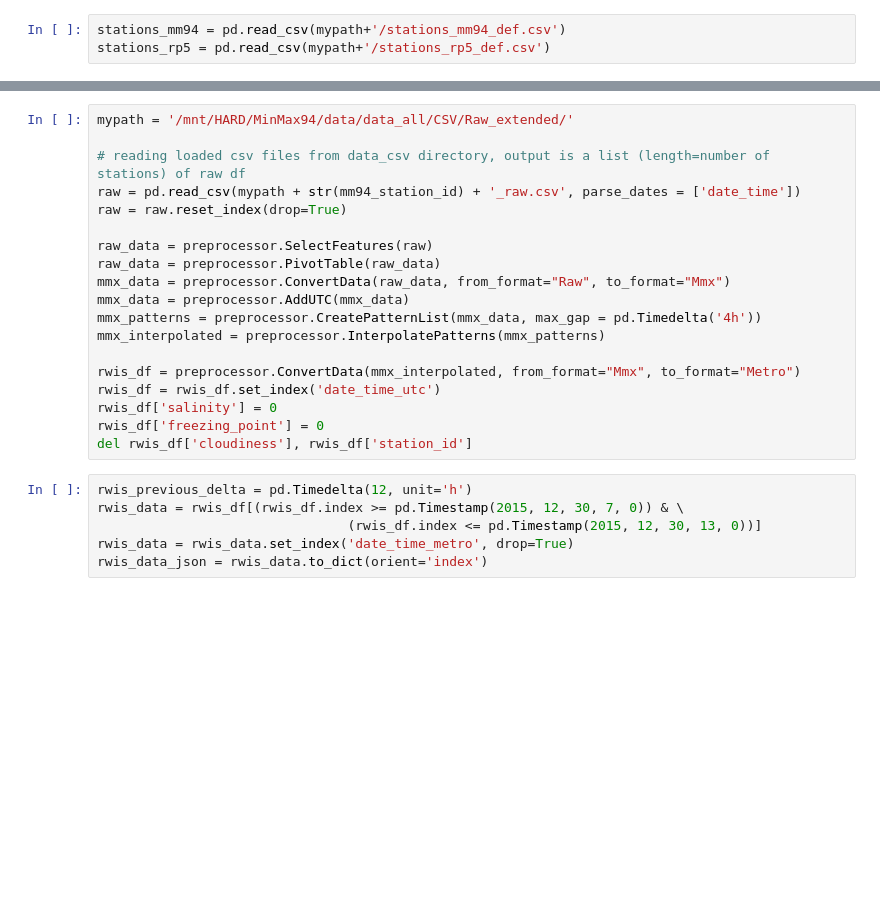
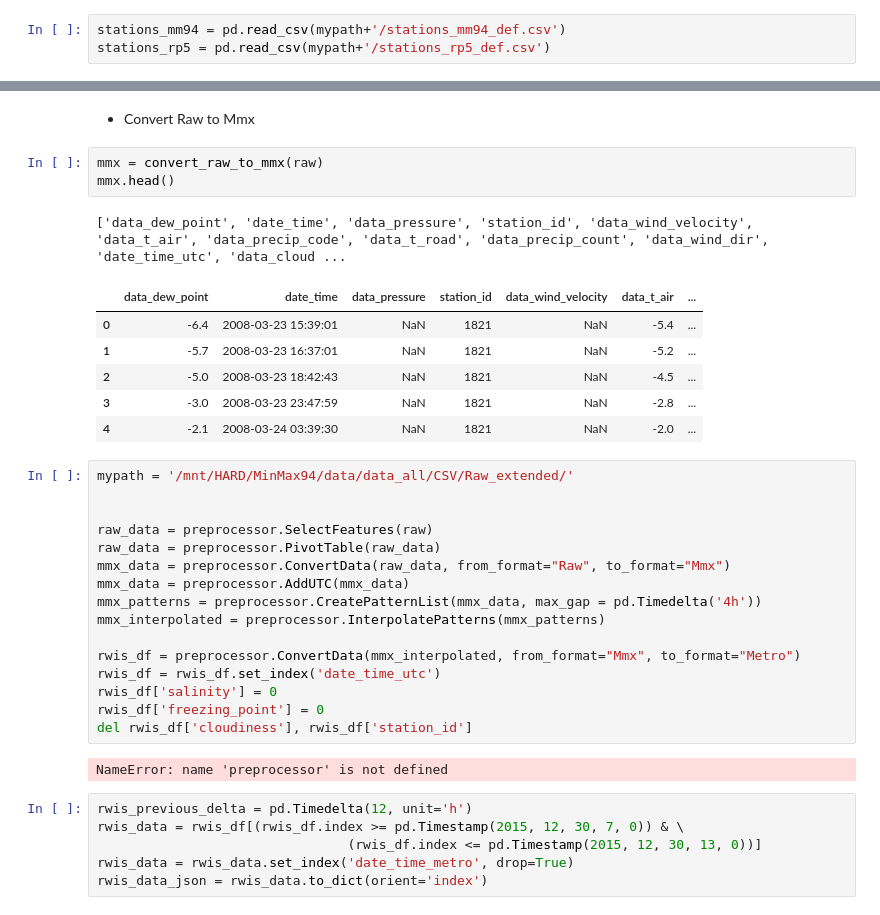
Before and after one commit to NdSv94/MinMax94, a Jupyter notebook: src/metro_api/test_converters.ipynb, the cells around one changed output, grey strips where cells are left out. Saved outputs shown, nothing was run; the diff lists cells and outputs as text; blank space fills up the shorter version.

```diff
--- a/src/metro_api/test_converters.ipynb
+++ b/src/metro_api/test_converters.ipynb
@@ -134,9 +75,19 @@ def convert_rp5_to_mmx(df_rp5):
+# %% [markdown]
+* Convert Raw to Mmx
+# %%
+mmx = convert_raw_to_mmx(raw)
+mmx.head()
+# %% [output]
+['data_dew_point', 'date_time', 'data_pressure', 'station_id', 'data_wind_velocity', 'data_t_air', 'data_precip_code', 'data_t_road', 'data_precip_count', 'data_wind_dir', 'date_time_utc', 'data_cloud ...
+|  | data_dew_point | date_time | data_pressure | station_id | data_wind_velocity | data_t_air | ... |
+| 0 | -6.4 | 2008-03-23 15:39:01 | NaN | 1821 | NaN | -5.4 | ... |
+| 1 | -5.7 | 2008-03-23 16:37:01 | NaN | 1821 | NaN | -5.2 | ... |
+| 2 | -5.0 | 2008-03-23 18:42:43 | NaN | 1821 | NaN | -4.5 | ... |
+| 3 | -3.0 | 2008-03-23 23:47:59 | NaN | 1821 | NaN | -2.8 | ... |
+| 4 | -2.1 | 2008-03-24 03:39:30 | NaN | 1821 | NaN | -2.0 | ... |
 # %%
 mypath = '/mnt/HARD/MinMax94/data/data_all/CSV/Raw_extended/'
 
-# reading loaded csv files from data_csv directory, output is a list (length=number of stations) of raw df
-raw = pd.read_csv(mypath + str(mm94_station_id) + '_raw.csv', parse_dates = ['date_time'])
-raw = raw.reset_index(drop=True)
 
 raw_data = preprocessor.SelectFeatures(raw)
 raw_data = preprocessor.PivotTable(raw_data)
@@ -150,6 +101,8 @@ rwis_df = rwis_df.set_index('date_time_utc')
 rwis_df['salinity'] = 0
 rwis_df['freezing_point'] = 0
 del rwis_df['cloudiness'], rwis_df['station_id']
+# %% [output]
+NameError: name 'preprocessor' is not defined
 # %%
 rwis_previous_delta = pd.Timedelta(12, unit='h')
 rwis_data = rwis_df[(rwis_df.index >= pd.Timestamp(2015, 12, 30, 7, 0)) & \
```
Also changed, not shown: parts of 15 cells of this notebook.
